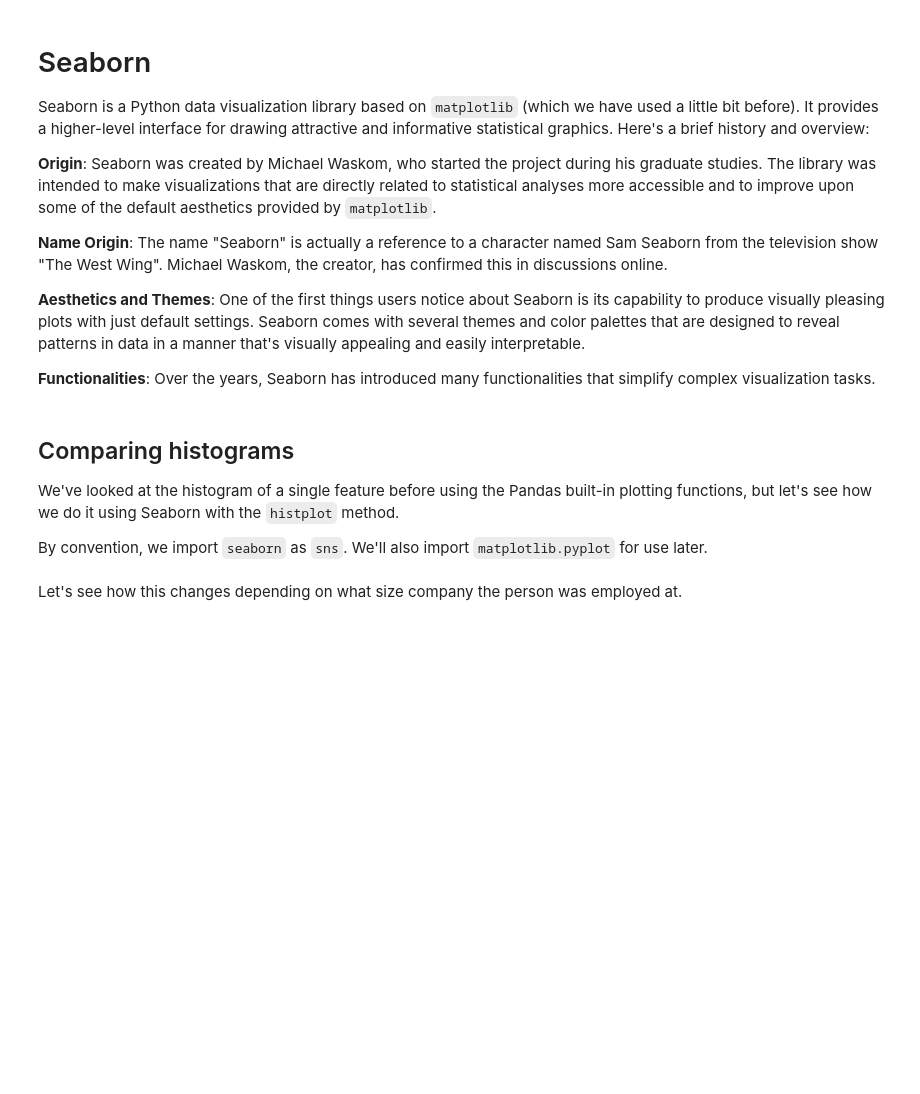
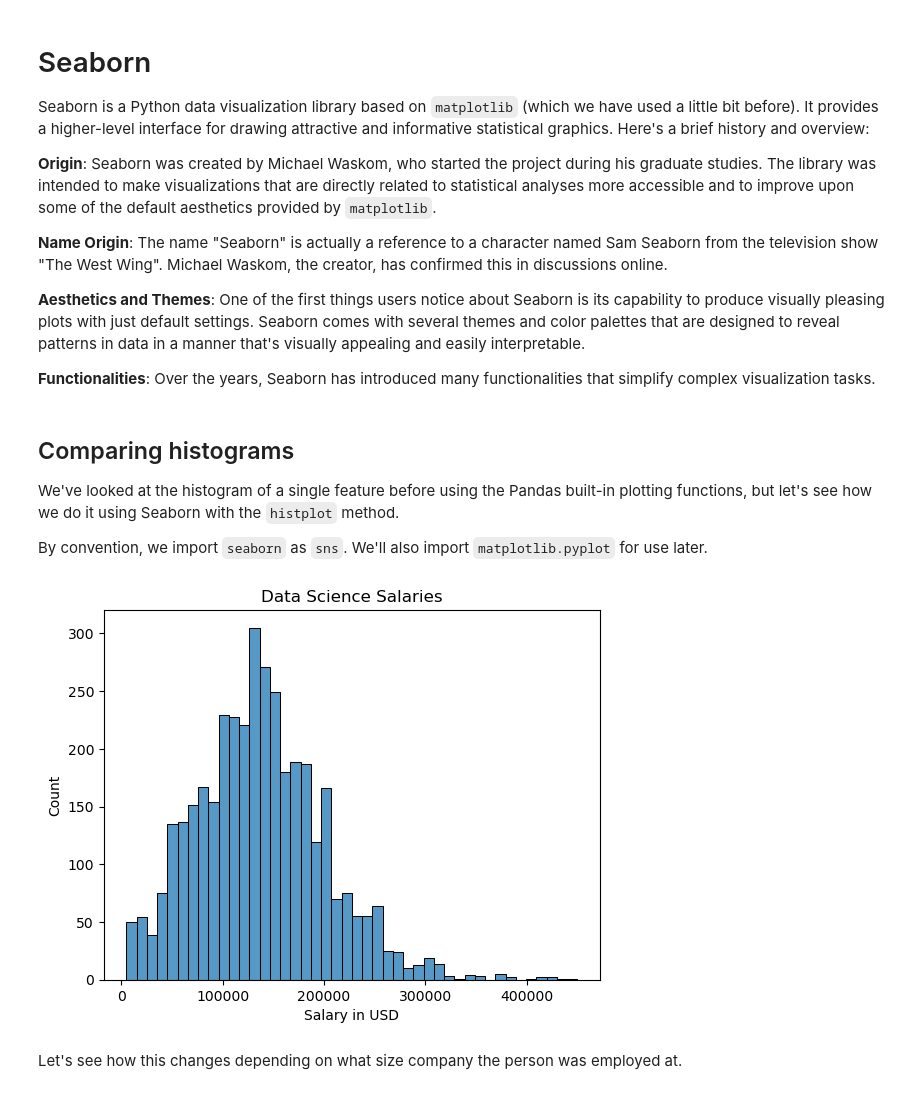
Before and after one commit to sagefhopkins/Data_Visualization_And_Modeling, a Jupyter notebook: Lecture/Week 2/2.2 - Visualizing Differences Between Groups.ipynb, the cells around one changed output. Saved outputs shown, nothing was run; the diff lists cells and outputs as text; code cells hidden in the pictures; blank space fills up the shorter version.

```diff
--- a/Lecture/Week 2/2.2 - Visualizing Differences Between Groups.ipynb
+++ b/Lecture/Week 2/2.2 - Visualizing Differences Between Groups.ipynb
@@ -2,3 +2,9 @@
 # Visualzing Differences Between Groups
 
 In data science, we often want to determine if some feature is the same or different between two groups.  Let's see what we can learn about patterns in data science salaries.
+# %%
+import pandas as pd
+
+df = pd.read_csv('assets/ds_salaries.csv')
+
+df.head()
@@ -27,5 +56,13 @@ import matplotlib.pyplot as plt
 
 import warnings
 warnings.simplefilter(action='ignore', category=FutureWarning)
+# %%
+sns.histplot(df['salary_in_usd'])
+
+plt.title('Data Science Salaries')
+plt.xlabel('Salary in USD')
+plt.show()
+# %% [output]
+[figure, added]
 # %% [markdown]
 Let's see how this changes depending on what size company the person was employed at.
```
Also changed, not shown: parts of 24 cells of this notebook.
